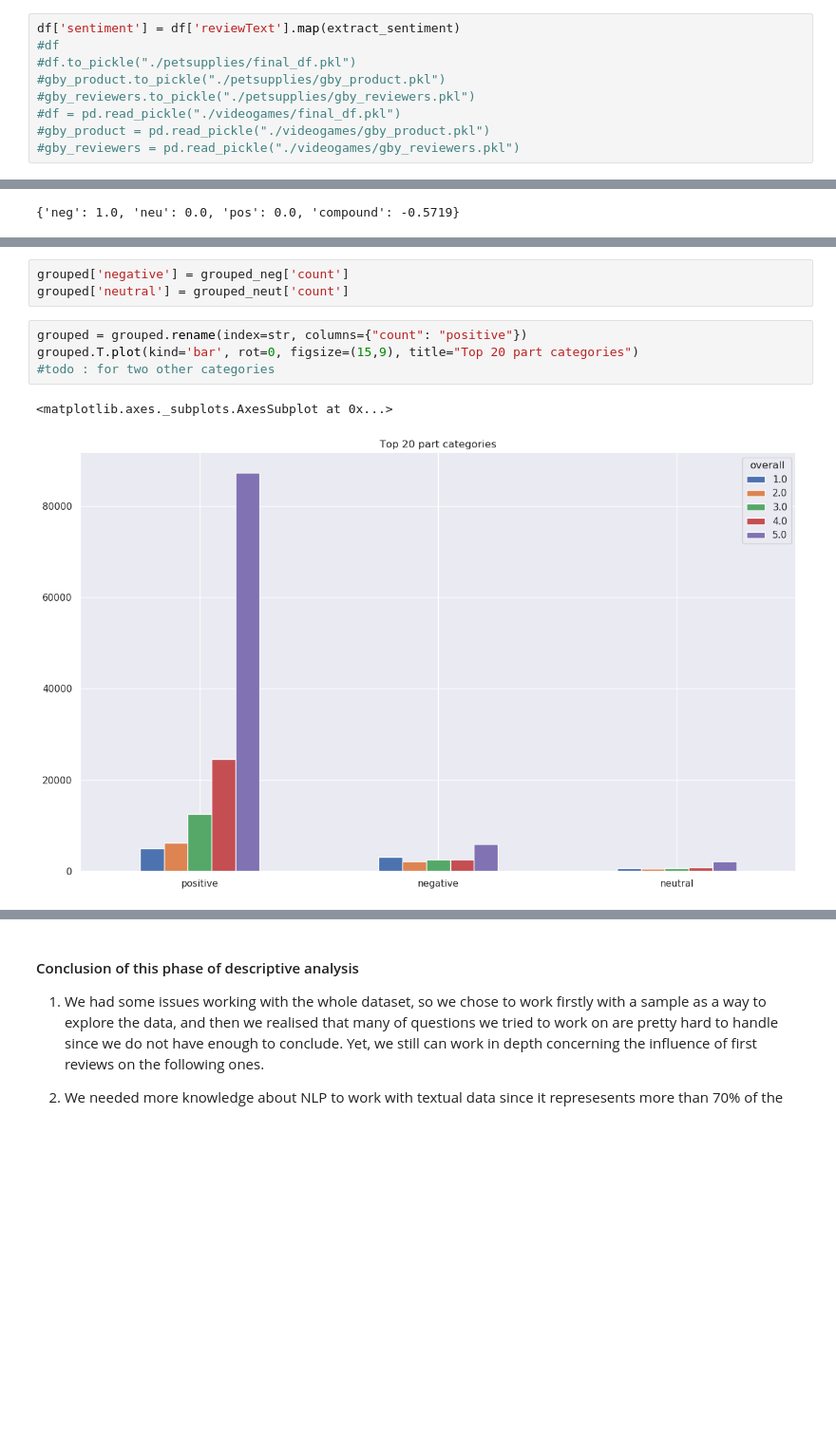
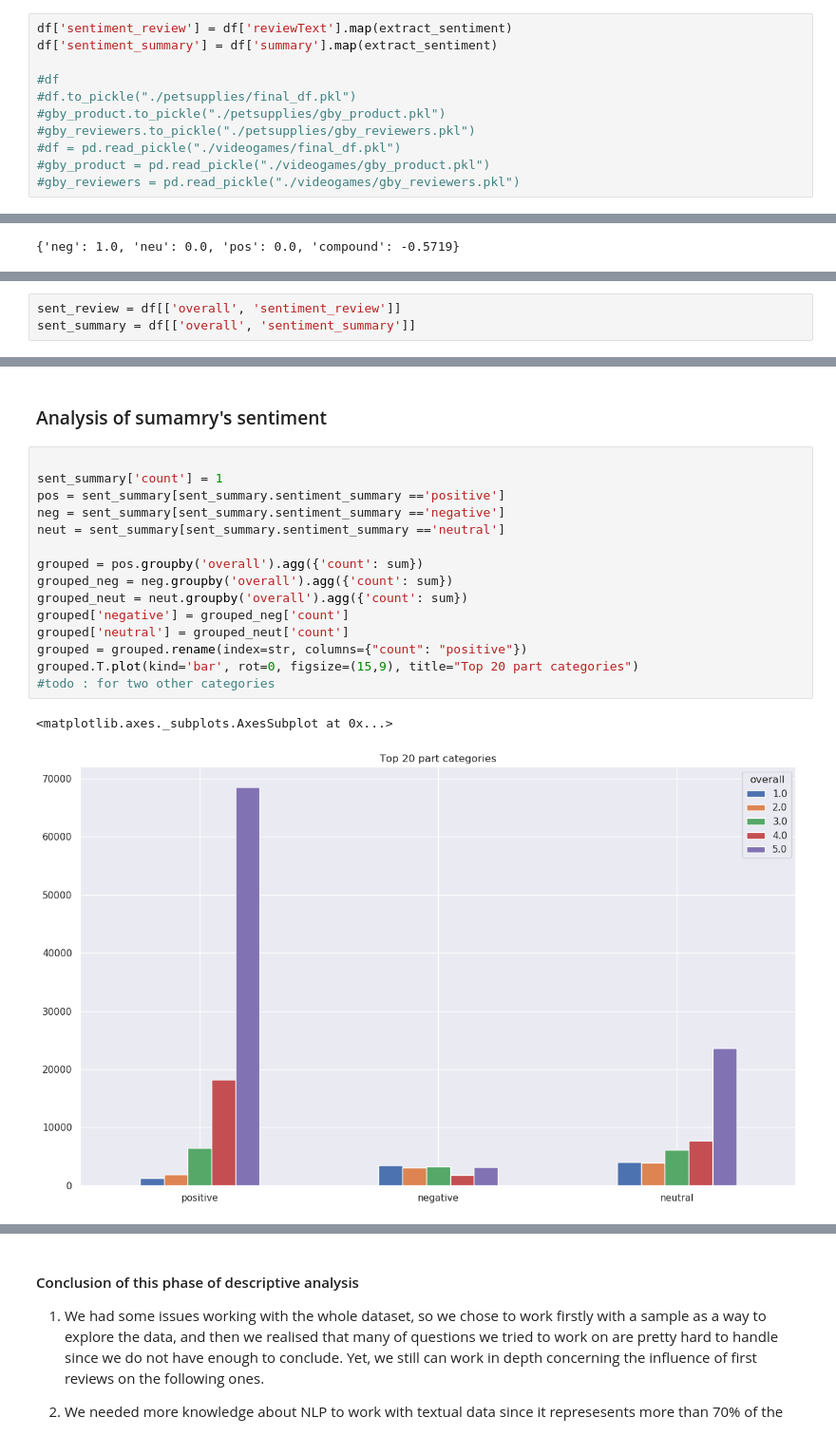
Before and after one commit to epfl-ada-project-amazon/data-analysis, a Jupyter notebook: project.ipynb, the cells around one changed output, grey strips where cells are left out. Shown: that part at 95% size. Saved outputs shown, nothing was run; the diff lists cells and outputs as text; blank space fills up the shorter version.

```diff
--- a/project.ipynb
+++ b/project.ipynb
@@ -498,7 +498,9 @@ def extract_sentiment(review):
 
     return sentiment
 # %%
-df['sentiment'] = df['reviewText'].map(extract_sentiment)
+df['sentiment_review'] = df['reviewText'].map(extract_sentiment)
+df['sentiment_summary'] = df['summary'].map(extract_sentiment)
+
 #df
 #df.to_pickle("./petsupplies/final_df.pkl")
 #gby_product.to_pickle("./petsupplies/gby_product.pkl")
@@ -553,0 +534,3 @@ task_e.head()
+# %%
+sent_review = df[['overall', 'sentiment_review']]
+sent_summary = df[['overall', 'sentiment_summary']]
@@ -563,10 +557,20 @@ grouped_neut = neut.groupby('overall').agg({'count': sum})
-# %%
-grouped['negative'] = grouped_neg['count']
-grouped['neutral'] = grouped_neut['count']
+# %% [markdown]
+### Analysis of sumamry's sentiment
 # %%
+
+sent_summary['count'] = 1
+pos = sent_summary[sent_summary.sentiment_summary =='positive']
+neg = sent_summary[sent_summary.sentiment_summary =='negative']
+neut = sent_summary[sent_summary.sentiment_summary =='neutral']
+
+grouped = pos.groupby('overall').agg({'count': sum})
+grouped_neg = neg.groupby('overall').agg({'count': sum})
+grouped_neut = neut.groupby('overall').agg({'count': sum})
+grouped['negative'] = grouped_neg['count']
+grouped['neutral'] = grouped_neut['count']
 grouped = grouped.rename(index=str, columns={"count": "positive"})
 grouped.T.plot(kind='bar', rot=0, figsize=(15,9), title="Top 20 part categories")
 #todo : for two other categories
 # %% [output]
 <matplotlib.axes._subplots.AxesSubplot at 0x...>
-[figure, old version]
+[figure, new version]
```
Also changed, not shown: parts of 5 cells of this notebook.
